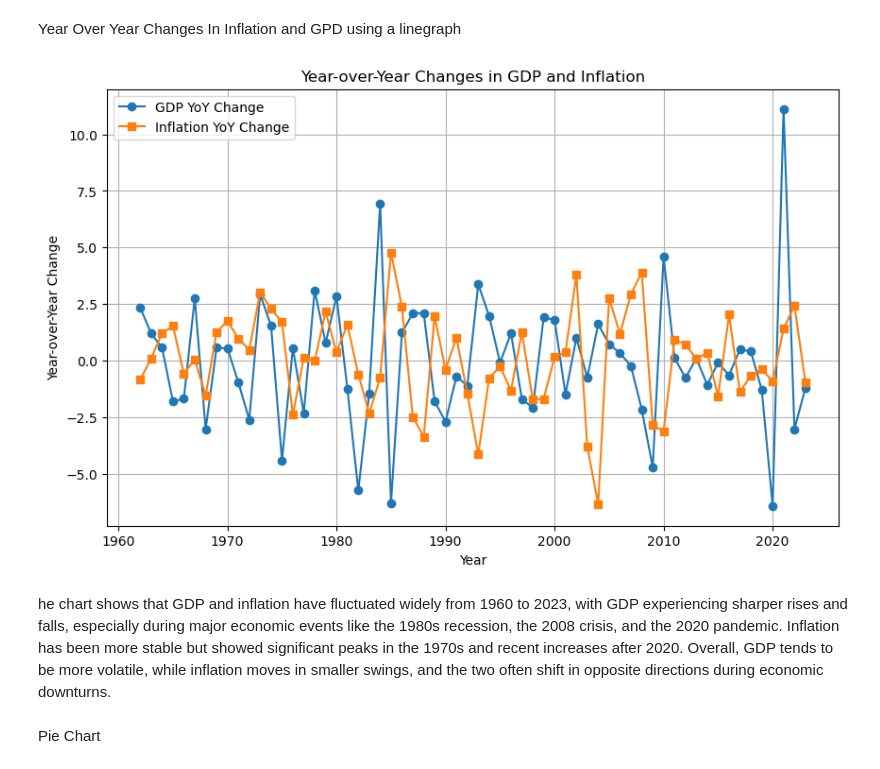
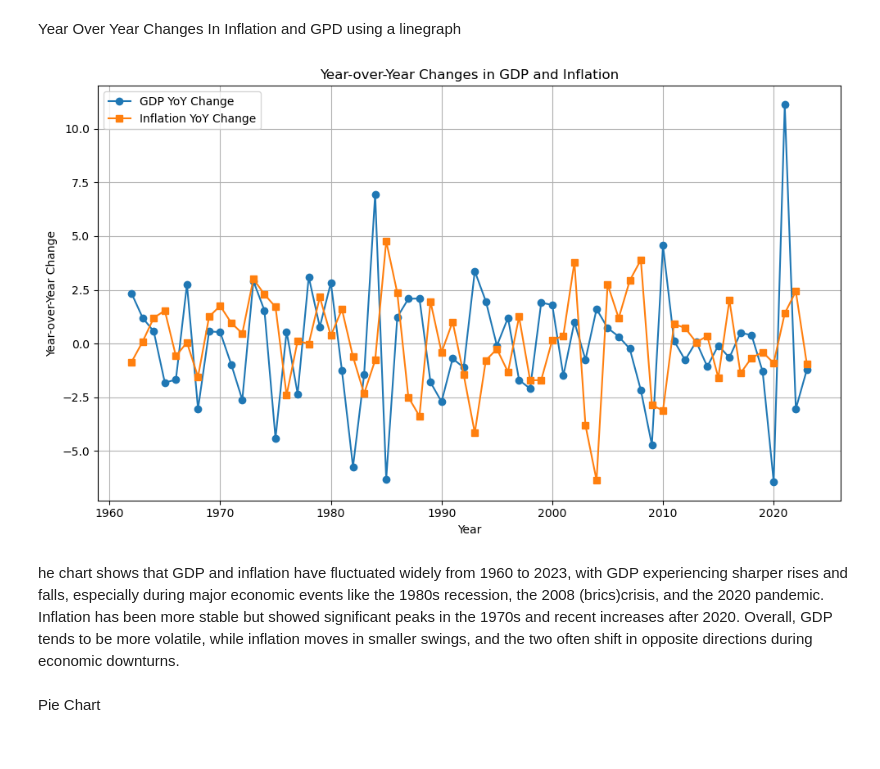
Before and after one commit to Tumelo-Jane/Data_analysis_and_visualisation_assignment, a Jupyter notebook: python_analytics/falang.ipynb, the cells around one changed output. Drawn from its saved outputs; the diff is of its cells as text; code cells hidden in the pictures.

```diff
--- a/python_analytics/falang.ipynb
+++ b/python_analytics/falang.ipynb
@@ -247,22 +247,23 @@ Year Over Year Changes In Inflation and GPD using a linegraph
 # %%
 import matplotlib.pyplot as plt
 
 # Calculate the years for year-over-year changes
+yoy_years = years[1:]
 
 plt.figure(figsize=(10, 6))
 plt.plot(yoy_years, gdp_yoy.flatten(), label='GDP YoY Change', marker='o')
 plt.plot(yoy_years, infl_yoy.flatten(), label='Inflation YoY Change', marker='s')
 plt.xlabel('Year')
 plt.ylabel('Year-over-Year Change')
 plt.title('Year-over-Year Changes in GDP and Inflation')
 plt.legend()
 plt.grid(True)
-plt.tight_layout
+plt.tight_layout()
 plt.show()
 # %% [output]
-[figure, old version]
+[figure, new version]
 # %% [markdown]
-he chart shows that GDP and inflation have fluctuated widely from 1960 to 2023, with GDP experiencing sharper rises and falls, especially during major economic events like the 1980s recession, the 2008 crisis, and the 2020 pandemic. Inflation has been more stable but showed significant peaks in the 1970s and recent increases after 2020. Overall, GDP tends to be more volatile, while inflation moves in smaller swings, and the two often shift in opposite directions during economic downturns.
+he chart shows that GDP and inflation have fluctuated widely from 1960 to 2023, with GDP experiencing sharper rises and falls, especially during major economic events like the 1980s recession, the 2008 (brics)crisis, and the 2020 pandemic. Inflation has been more stable but showed significant peaks in the 1970s and recent increases after 2020. Overall, GDP tends to be more volatile, while inflation moves in smaller swings, and the two often shift in opposite directions during economic downturns.
 # %% [markdown]
 Pie Chart
 # %%
```
